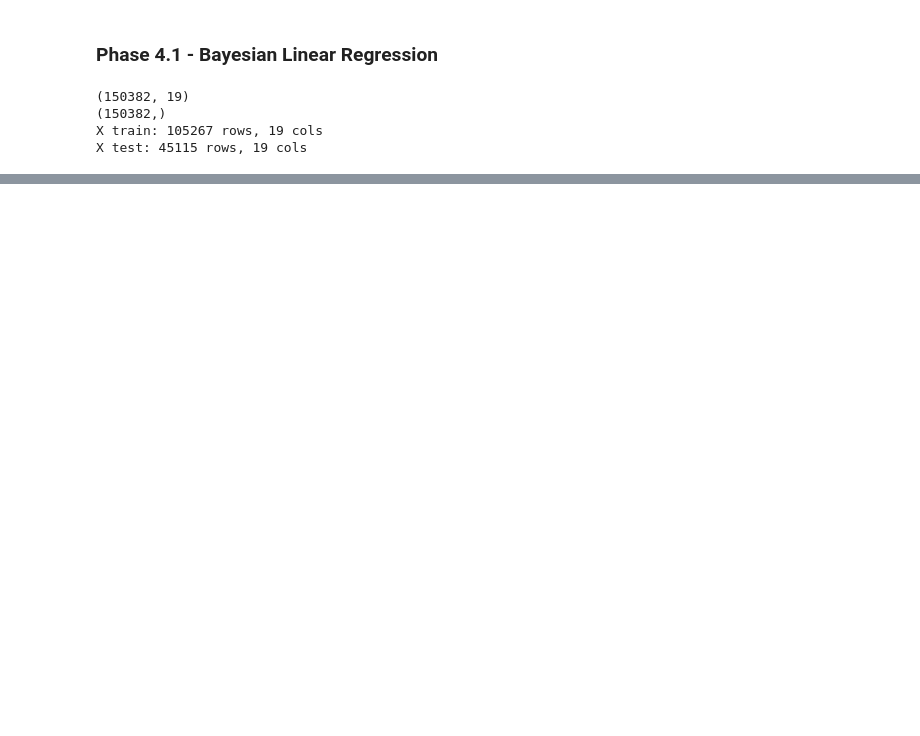
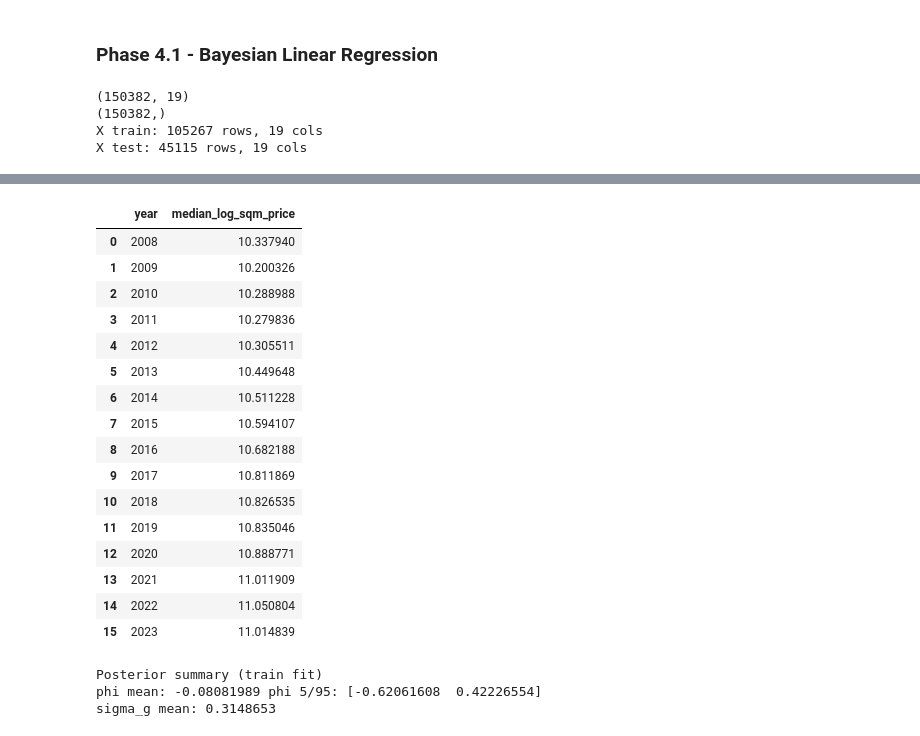
Before and after one commit to ursulailves/modelML_project, a Jupyter notebook: CPH_HousingPriceModel.ipynb, the cells around one changed output, grey strips where cells are left out. Cells and saved outputs as stored; diff of their text form; code cells hidden in the pictures; blank space fills up the shorter version.

```diff
--- a/CPH_HousingPriceModel.ipynb
+++ b/CPH_HousingPriceModel.ipynb
@@ -1830,0 +1959,20 @@ beta_neighborhood_Østerbro: mean=0.247, std=0.004
+# %%
+ts
+# %% [output]
+|  | year | median_log_sqm_price |
+| 0 | 2008 | 10.337940 |
+| 1 | 2009 | 10.200326 |
+| 2 | 2010 | 10.288988 |
+| 3 | 2011 | 10.279836 |
+| 4 | 2012 | 10.305511 |
+| 5 | 2013 | 10.449648 |
+| 6 | 2014 | 10.511228 |
+| 7 | 2015 | 10.594107 |
+| 8 | 2016 | 10.682188 |
+| 9 | 2017 | 10.811869 |
+| 10 | 2018 | 10.826535 |
+| 11 | 2019 | 10.835046 |
+| 12 | 2020 | 10.888771 |
+| 13 | 2021 | 11.011909 |
+| 14 | 2022 | 11.050804 |
+| 15 | 2023 | 11.014839 |
@@ -1830,0 +2034,36 @@ beta_neighborhood_Østerbro: mean=0.247, std=0.004
+# %%
+import numpy as np
+import torch
+import pyro
+from pyro.infer import MCMC, NUTS
+
+# ------------------------------------------------------------
+# Fit AR(1) on centered diffs (TRAIN ONLY)
+# ------------------------------------------------------------
+
+pyro.set_rng_seed(0)
+pyro.clear_param_store()
+
+nuts = NUTS(ar1_centered_diff_model, target_accept_prob=0.9)
+mcmc = MCMC(nuts, num_samples=600, warmup_steps=400, num_chains=1)
+
+mcmc.run(g_train_c)
+posterior = mcmc.get_samples()
+
+phi_raw_post = posterior["phi_raw"].detach().cpu().numpy()
+phi_post = np.tanh(phi_raw_post)
+sig_g_post = posterior["sigma_g"].detach().cpu().numpy()
+
+print("Posterior summary (train fit)")
+print("phi mean:", phi_post.mean(), "phi 5/95:", np.quantile(phi_post, [0.05, 0.95]))
+print("sigma_g mean:", sig_g_post.mean())
+
+# ------------------------------------------------------------
+# NOTE
+# We intentionally do NOT reconstruct the level series y_t here.
+# The next cell visualizes the modeled series directly: centered diffs g'.
+# ------------------------------------------------------------
+# %% [output]
+Posterior summary (train fit)
+phi mean: -0.08081989 phi 5/95: [-0.62061608  0.42226554]
+sigma_g mean: 0.3148653
```
Also changed, not shown: parts of 30 cells of this notebook.
